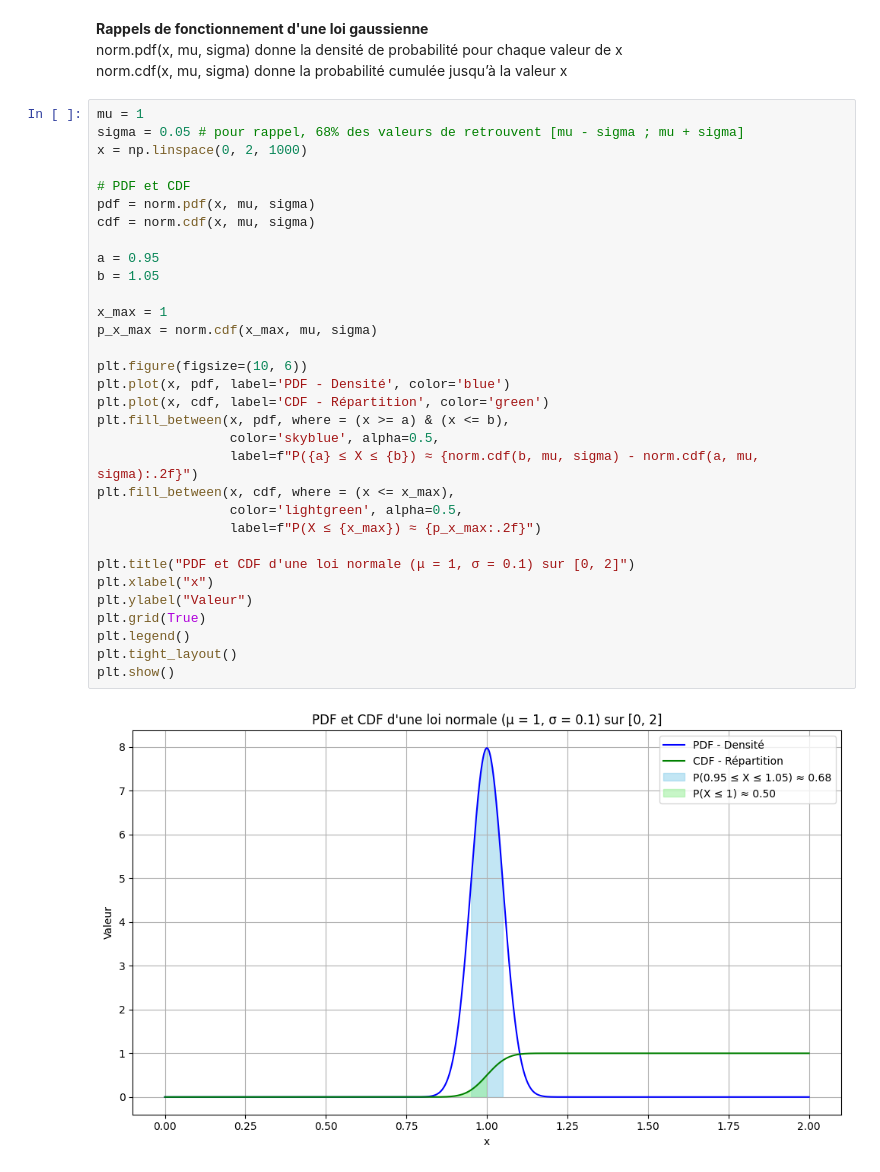
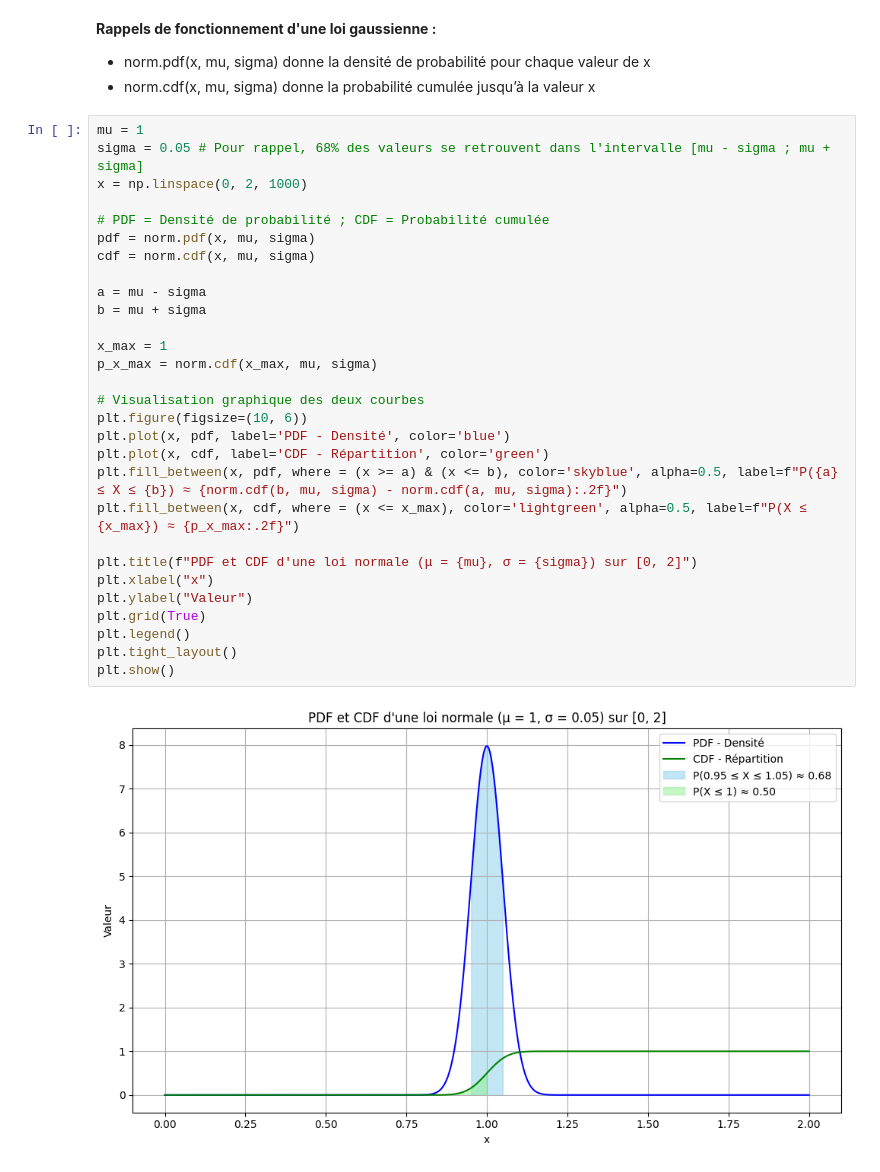
Before and after one commit to montblancdata/simpson-paradox, a Jupyter notebook: simpson-paradox.ipynb, the cells around one changed output. Drawn from its saved outputs; the diff is of its cells as text.

```diff
--- a/simpson-paradox.ipynb
+++ b/simpson-paradox.ipynb
@@ -6,40 +7,37 @@ import matplotlib.pyplot as plt
 from scipy.stats import norm
 from sklearn.linear_model import LinearRegression
 # %% [markdown]
-**Rappels de fonctionnement d'une loi gaussienne**
-norm.pdf(x, mu, sigma) donne la densité de probabilité pour chaque valeur de x
-norm.cdf(x, mu, sigma) donne la probabilité cumulée jusqu’à la valeur x
+**Rappels de fonctionnement d'une loi gaussienne :**
+- norm.pdf(x, mu, sigma) donne la densité de probabilité pour chaque valeur de x
+- norm.cdf(x, mu, sigma) donne la probabilité cumulée jusqu’à la valeur x
 # %%
 mu = 1
-sigma = 0.05 # pour rappel, 68% des valeurs de retrouvent [mu - sigma ; mu + sigma]
+sigma = 0.05 # Pour rappel, 68% des valeurs se retrouvent dans l'intervalle [mu - sigma ; mu + sigma]
 x = np.linspace(0, 2, 1000)
 
-# PDF et CDF
+# PDF = Densité de probabilité ; CDF = Probabilité cumulée
 pdf = norm.pdf(x, mu, sigma)
 cdf = norm.cdf(x, mu, sigma)
 
-a = 0.95
-b = 1.05
+a = mu - sigma
+b = mu + sigma
 
 x_max = 1
 p_x_max = norm.cdf(x_max, mu, sigma)
 
+# Visualisation graphique des deux courbes
 plt.figure(figsize=(10, 6))
 plt.plot(x, pdf, label='PDF - Densité', color='blue')
 plt.plot(x, cdf, label='CDF - Répartition', color='green')
-plt.fill_between(x, pdf, where = (x >= a) & (x <= b),
-                 color='skyblue', alpha=0.5,
-                 label=f"P({a} ≤ X ≤ {b}) ≈ {norm.cdf(b, mu, sigma) - norm.cdf(a, mu, sigma):.2f}")
-plt.fill_between(x, cdf, where = (x <= x_max),
-                 color='lightgreen', alpha=0.5,
-                 label=f"P(X ≤ {x_max}) ≈ {p_x_max:.2f}")
+plt.fill_between(x, pdf, where = (x >= a) & (x <= b), color='skyblue', alpha=0.5, label=f"P({a} ≤ X ≤ {b}) ≈ {norm.cdf(b, mu, sigma) - norm.cdf(a, mu, sigma):.2f}")
+plt.fill_between(x, cdf, where = (x <= x_max), color='lightgreen', alpha=0.5, label=f"P(X ≤ {x_max}) ≈ {p_x_max:.2f}")
 
-plt.title("PDF et CDF d'une loi normale (μ = 1, σ = 0.1) sur [0, 2]")
+plt.title(f"PDF et CDF d'une loi normale (μ = {mu}, σ = {sigma}) sur [0, 2]")
 plt.xlabel("x")
 plt.ylabel("Valeur")
 plt.grid(True)
 plt.legend()
 plt.tight_layout()
 plt.show()
 # %% [output]
-[figure, old version]
+[figure, new version]
```
Also changed, not shown: parts of 3 cells of this notebook, 1 other file.
